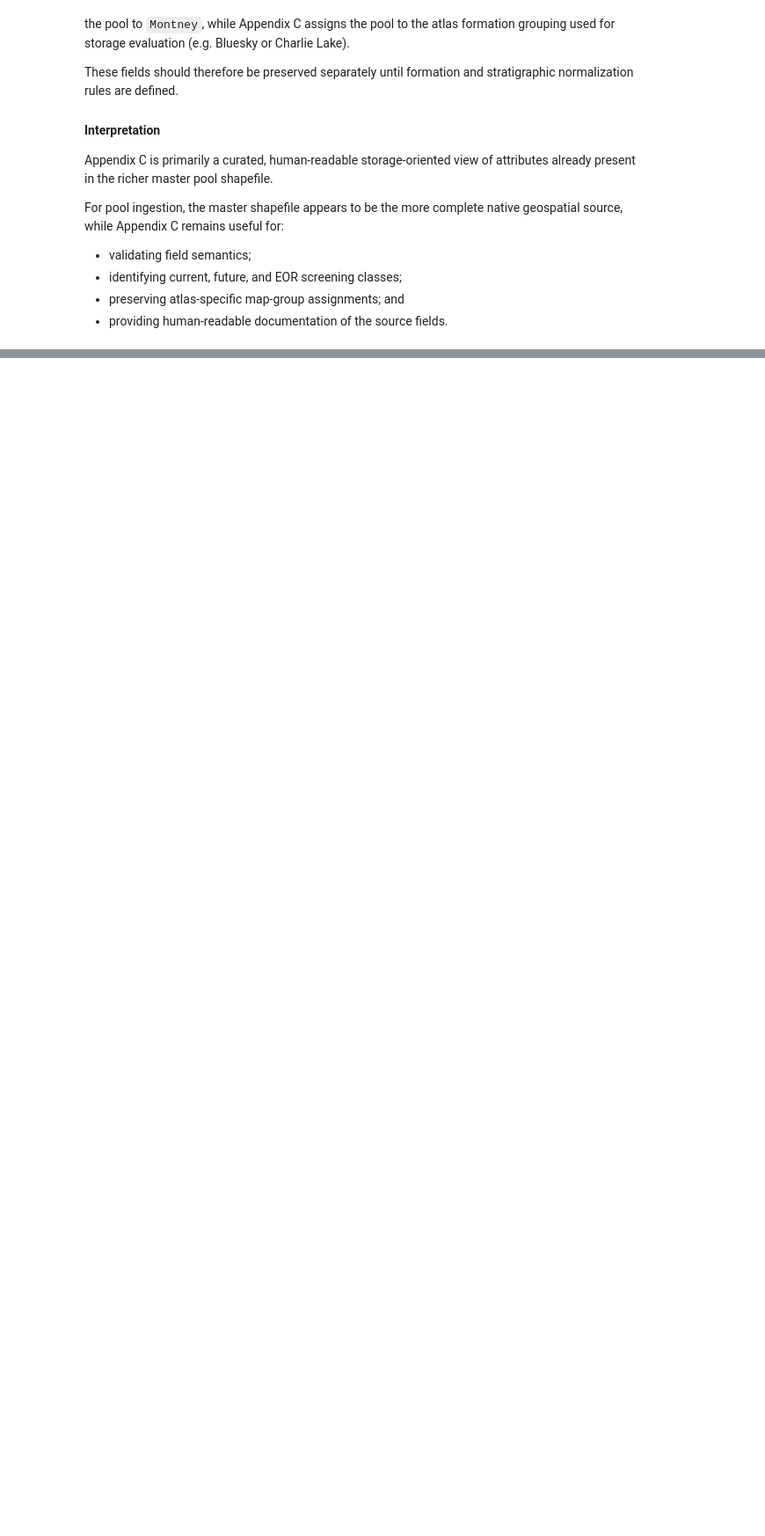
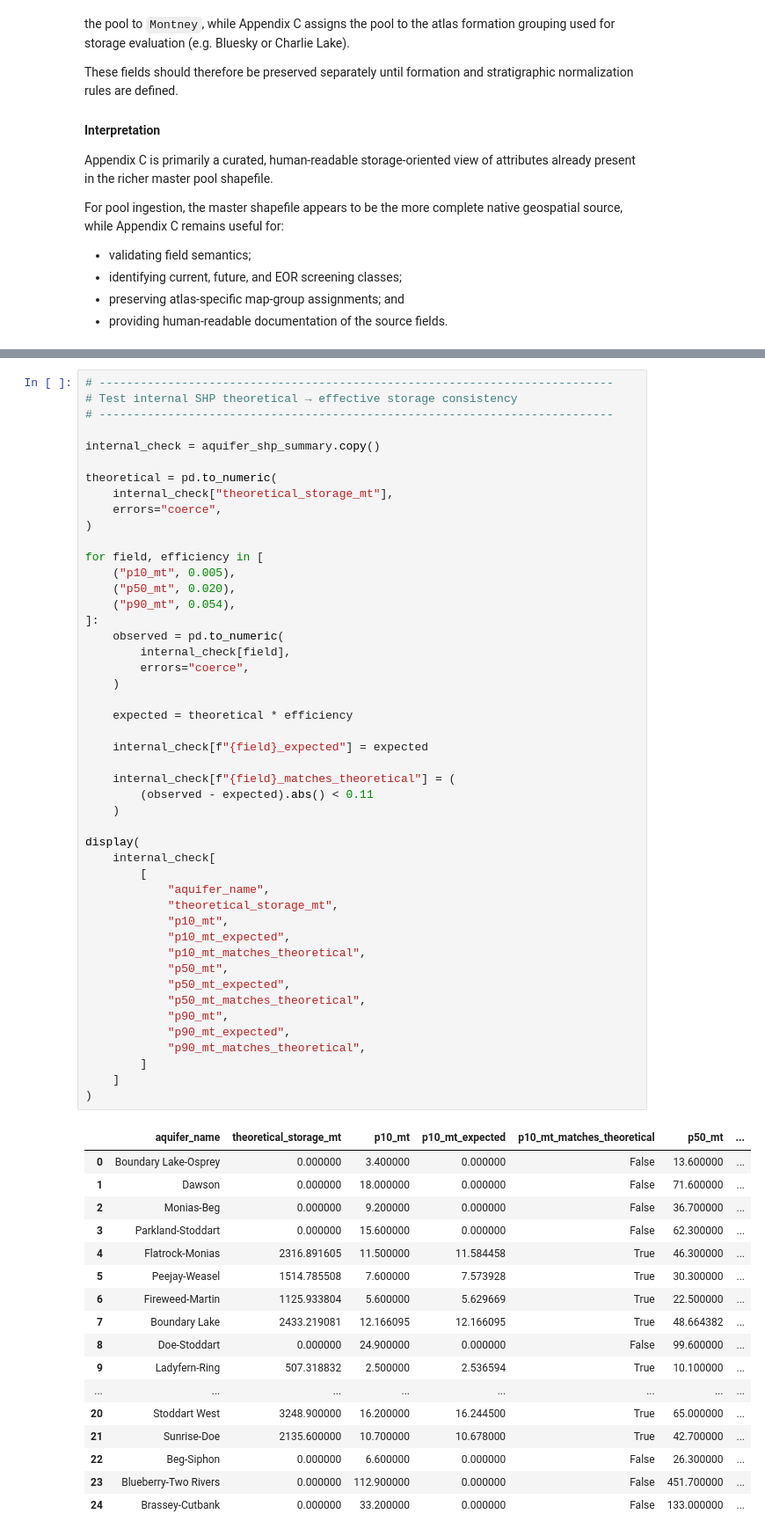
Before and after one commit to andrew-vigars/canco2-storage, a Jupyter notebook: notebooks/02_bc_ne_storage_atlas.ipynb, the cells around one changed output, grey strips where cells are left out. Shown at 88% size. Cells and saved outputs as stored; diff of their text form; blank space fills up the shorter version.

```diff
--- a/notebooks/02_bc_ne_storage_atlas.ipynb
+++ b/notebooks/02_bc_ne_storage_atlas.ipynb
@@ -1882,0 +3237,65 @@ Aquifer shapefiles: 25
+# %%
+# ---------------------------------------------------------------------------
+# Test internal SHP theoretical → effective storage consistency
+# ---------------------------------------------------------------------------
+
+internal_check = aquifer_shp_summary.copy()
+
+theoretical = pd.to_numeric(
+    internal_check["theoretical_storage_mt"],
+    errors="coerce",
+)
+
+for field, efficiency in [
+    ("p10_mt", 0.005),
+    ("p50_mt", 0.020),
+    ("p90_mt", 0.054),
+]:
+    observed = pd.to_numeric(
+        internal_check[field],
+        errors="coerce",
+    )
+
+    expected = theoretical * efficiency
+
+    internal_check[f"{field}_expected"] = expected
+
+    internal_check[f"{field}_matches_theoretical"] = (
+        (observed - expected).abs() < 0.11
+    )
+
+display(
+    internal_check[
+        [
+            "aquifer_name",
+            "theoretical_storage_mt",
+            "p10_mt",
+            "p10_mt_expected",
+            "p10_mt_matches_theoretical",
+            "p50_mt",
+            "p50_mt_expected",
+            "p50_mt_matches_theoretical",
+            "p90_mt",
+            "p90_mt_expected",
+            "p90_mt_matches_theoretical",
+        ]
+    ]
+)
+# %% [output]
+|  | aquifer_name | theoretical_storage_mt | p10_mt | p10_mt_expected | p10_mt_matches_theoretical | p50_mt | ... |
+| 0 | Boundary Lake-Osprey | 0.000000 | 3.400000 | 0.000000 | False | 13.600000 | ... |
+| 1 | Dawson | 0.000000 | 18.000000 | 0.000000 | False | 71.600000 | ... |
+| 2 | Monias-Beg | 0.000000 | 9.200000 | 0.000000 | False | 36.700000 | ... |
+| 3 | Parkland-Stoddart | 0.000000 | 15.600000 | 0.000000 | False | 62.300000 | ... |
+| 4 | Flatrock-Monias | 2316.891605 | 11.500000 | 11.584458 | True | 46.300000 | ... |
+| 5 | Peejay-Weasel | 1514.785508 | 7.600000 | 7.573928 | True | 30.300000 | ... |
+| 6 | Fireweed-Martin | 1125.933804 | 5.600000 | 5.629669 | True | 22.500000 | ... |
+| 7 | Boundary Lake | 2433.219081 | 12.166095 | 12.166095 | True | 48.664382 | ... |
+| 8 | Doe-Stoddart | 0.000000 | 24.900000 | 0.000000 | False | 99.600000 | ... |
+| 9 | Ladyfern-Ring | 507.318832 | 2.500000 | 2.536594 | True | 10.100000 | ... |
+| ... | ... | ... | ... | ... | ... | ... | ... |
+| 20 | Stoddart West | 3248.900000 | 16.200000 | 16.244500 | True | 65.000000 | ... |
+| 21 | Sunrise-Doe | 2135.600000 | 10.700000 | 10.678000 | True | 42.700000 | ... |
+| 22 | Beg-Siphon | 0.000000 | 6.600000 | 0.000000 | False | 26.300000 | ... |
+| 23 | Blueberry-Two Rivers | 0.000000 | 112.900000 | 0.000000 | False | 451.700000 | ... |
+| 24 | Brassey-Cutbank | 0.000000 | 33.200000 | 0.000000 | False | 133.000000 | ... |
```
Also changed, not shown: parts of 34 cells of this notebook.
